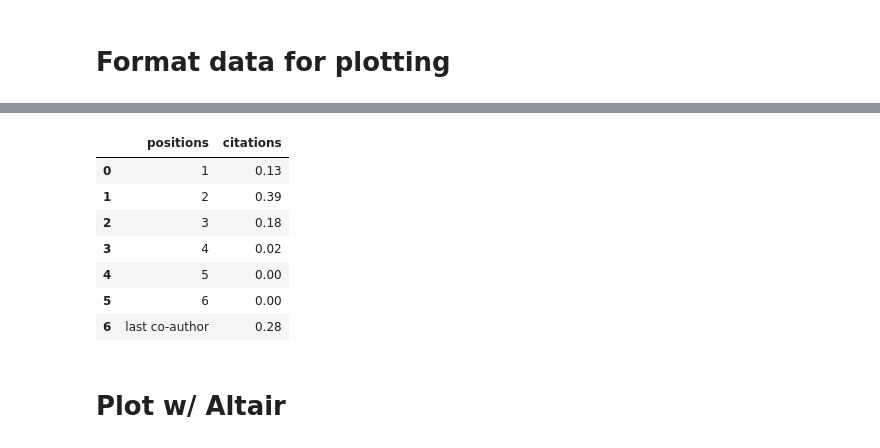
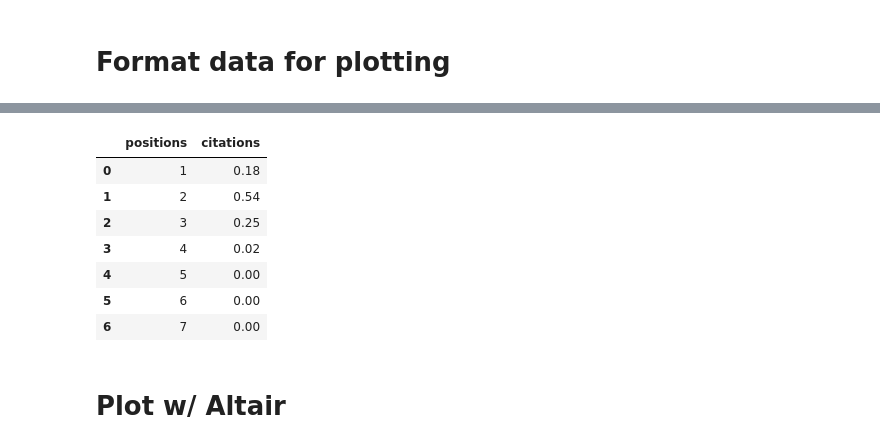
Before and after one commit to owenburton/scholar-stats, a Jupyter notebook: notebooks/scrape-author-positions.ipynb, the cells around one changed output, grey strips where cells are left out. Drawn from its saved outputs; the diff is of its cells as text; code cells hidden in the pictures.

```diff
--- a/notebooks/scrape-author-positions.ipynb
+++ b/notebooks/scrape-author-positions.ipynb
@@ -80,7 +80,7 @@ print(len(citations_lis))
 [['66294'], ['62557'], ['45574']]
 712
 # %%
-citations_lis = [int(c[0]) if len(c)==1 else None for c in citations_lis]
+citations_lis = [int(c[0]) if len(c)==1 else 0 for c in citations_lis]
 len(citations_lis)
 # %% [output]
 712
@@ -149,7 +149,7 @@ for names in author_lists:
 
     for i, author in enumerate(names):
         if author == match:
-            author_positions_lis.append(i+1)
+            author_positions_lis.append(str(i+1))
             break
 
 print(author_positions_lis[:5])
@@ -273,0 +236,14 @@ citations_by_author_position: {'2': 251118, 'last co-author': 179847, '3': 11468
+# %%
+author_positions = {}
+citations_by_author_position = {}
+
+for p, c in zip(author_positions_lis, citations_lis):
+    if p in author_positions:
+        author_positions[p] += 1
+        citations_by_author_position[p] += c
+    else:
+        author_positions[p] = 1
+        citations_by_author_position[p] = c
+
+print(f'author_positions: {author_positions}')
+print(f'citations_by_author_position: {citations_by_author_position}')
@@ -287,22 +274,22 @@ lis2 = list(citations.values())
 # %%
 df = pd.DataFrame({
                 "positions": lis1,
                 "citations": lis2
             })
-
-df.citations = (100 * df.citations / df.citations.sum()).round(0)
-df.citations = df.citations / 100
-df = df.fillna(0)
-df
+percents_df = df.copy()
+percents_df.citations = (100 * df.citations / df.citations.sum()).round(0)
+percents_df.citations = percents_df.citations / 100
+percents_df = percents_df.fillna(0)
+percents_df
 # %% [output]
 |  | positions | citations |
-| 0 | 1 | 0.13 |
-| 1 | 2 | 0.39 |
-| 2 | 3 | 0.18 |
+| 0 | 1 | 0.18 |
+| 1 | 2 | 0.54 |
+| 2 | 3 | 0.25 |
 | 3 | 4 | 0.02 |
 | 4 | 5 | 0.00 |
 | 5 | 6 | 0.00 |
-| 6 | last co-author | 0.28 |
+| 6 | 7 | 0.00 |
 # %% [markdown]
 # Plot w/ Altair
 # %%
```
Also changed, not shown: parts of 14 cells of this notebook, 2 other files.
